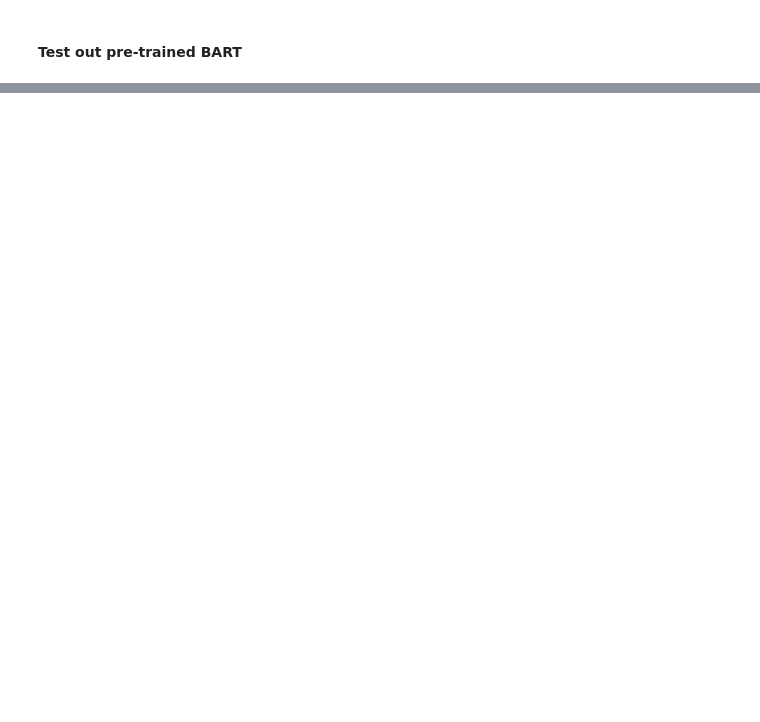
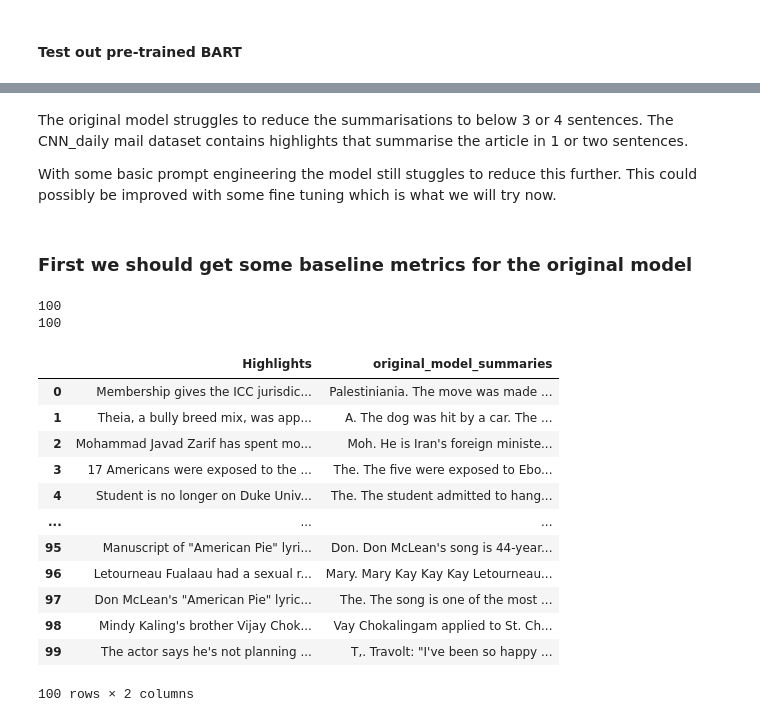
Before and after one commit to trow-land/Generative-AI, a Jupyter notebook: LLM_Projects/CNN_DailyMail_article_summariser.ipynb, the cells around one changed output, grey strips where cells are left out. Saved outputs shown, nothing was run; the diff lists cells and outputs as text; code cells hidden in the pictures; blank space fills up the shorter version.

```diff
--- a/LLM_Projects/CNN_DailyMail_article_summariser.ipynb
+++ b/LLM_Projects/CNN_DailyMail_article_summariser.ipynb
@@ -279,0 +208,6 @@ train_articles[0]
+# %% [markdown]
+The original model struggles to reduce the summarisations to below 3 or 4 sentences. The CNN_daily mail dataset contains highlights that summarise the article in 1 or two sentences.
+
+With some basic prompt engineering the model still stuggles to reduce this further. This could possibly be improved with some fine tuning which is what we will try now.
+# %% [markdown]
+### First we should get some baseline metrics for the original model
@@ -279,0 +218,45 @@ train_articles[0]
+# %%
+# Selecting a su
+
+articles = dataset['test'][0:100]['article']
+highlights = dataset['test'][0:100]['highlights']
+
+original_model_summaries = []
+instruct_model_summaries = []
+
+for _, article in enumerate(articles):
+    prompt = f"""
+    'Summarize in one or two sentences the following article: '
+
+    {article}
+
+    Summary: """
+
+    input_ids = tokenizer(prompt, return_tensors="pt", truncation=True, max_length=512).input_ids
+
+    # Generate summary
+    original_model_outputs = model.generate(input_ids=input_ids, generation_config=GenerationConfig(max_new_tokens=200))
+    original_model_text_output = tokenizer.decode(original_model_outputs[0], skip_special_tokens=True)
+    original_model_summaries.append(original_model_text_output)
+
+
+zipped_summaries = list(zip(highlights, original_model_summaries))
+
+df = pd.DataFrame(zipped_summaries, columns = ['Highlights', 'original_model_summaries'])
+df
+# %% [output]
+100
+100
+|  | Highlights | original_model_summaries |
+| 0 | Membership gives the ICC jurisdic... | Palestiniania. The move was made ... |
+| 1 | Theia, a bully breed mix, was app... | A. The dog was hit by a car. The ... |
+| 2 | Mohammad Javad Zarif has spent mo... | Moh. He is Iran's foreign ministe... |
+| 3 | 17 Americans were exposed to the ... | The. The five were exposed to Ebo... |
+| 4 | Student is no longer on Duke Univ... | The. The student admitted to hang... |
+| ... | ... | ... |
+| 95 | Manuscript of "American Pie" lyri... | Don. Don McLean's song is 44-year... |
+| 96 | Letourneau Fualaau had a sexual r... | Mary. Mary Kay Kay Kay Letourneau... |
+| 97 | Don McLean's "American Pie" lyric... | The. The song is one of the most ... |
+| 98 | Mindy Kaling's brother Vijay Chok... | Vay Chokalingam applied to St. Ch... |
+| 99 | The actor says he's not planning ... | T,. Travolt: "I've been so happy ... |
+100 rows × 2 columns
```
Also changed, not shown: parts of 46 cells of this notebook.
